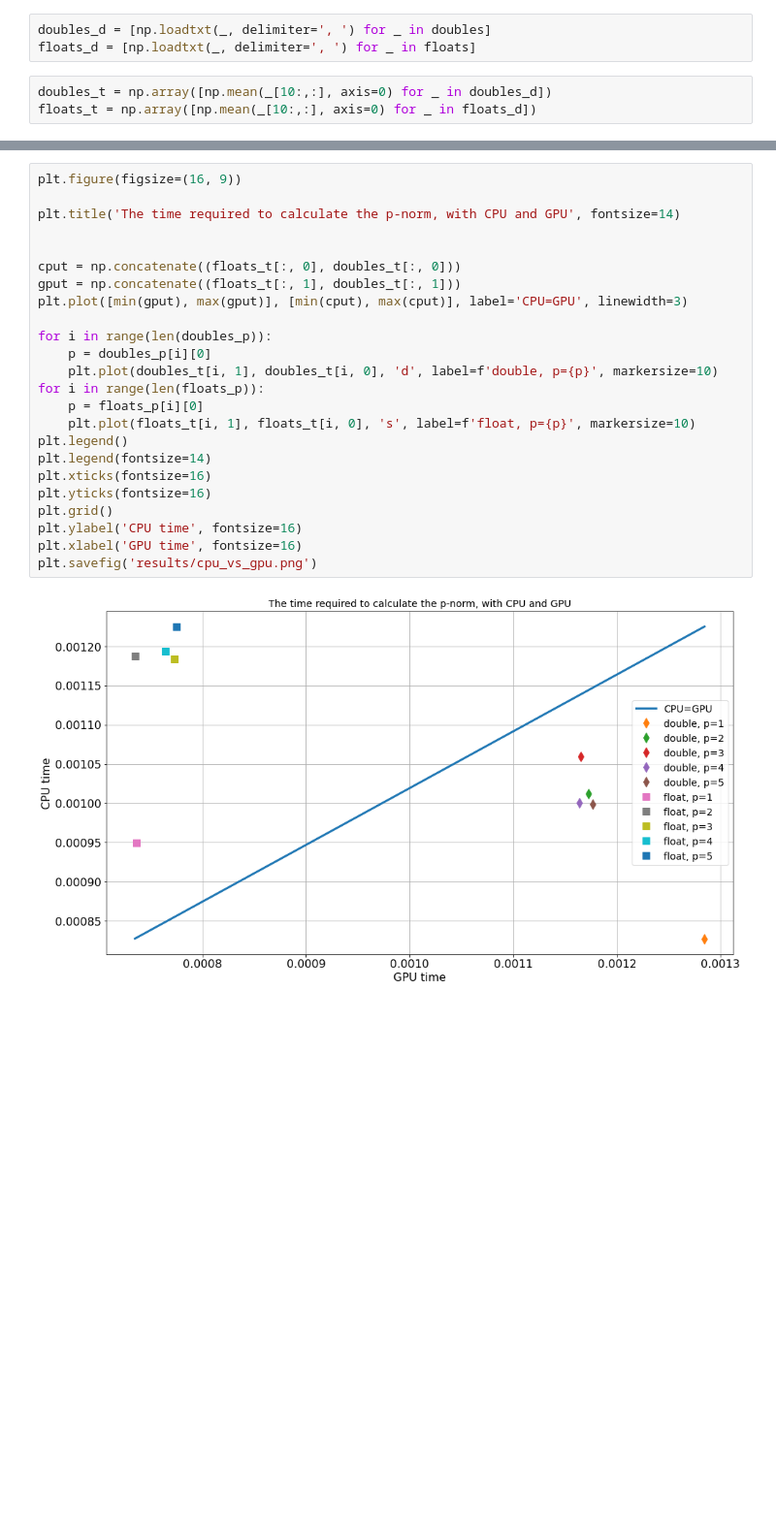
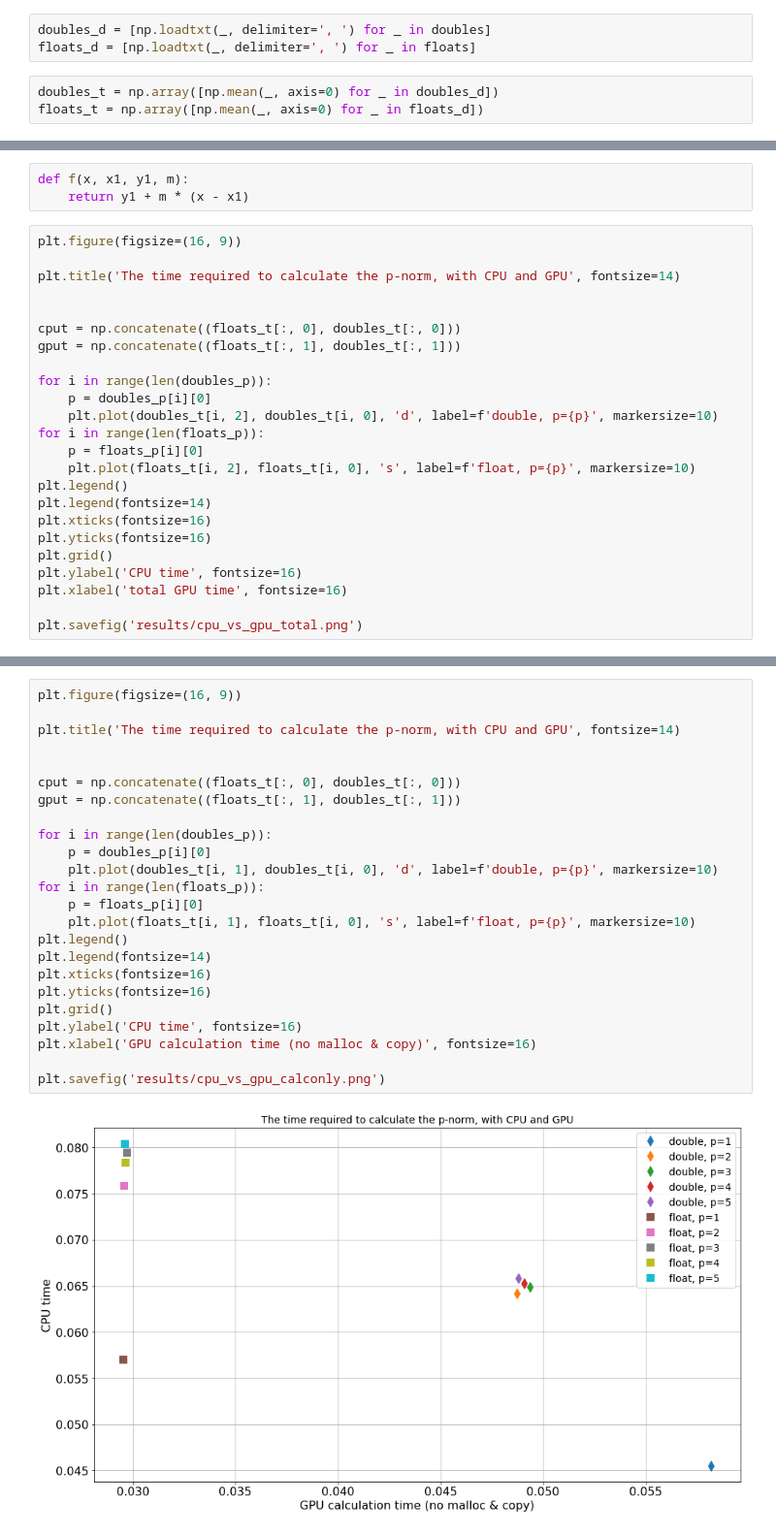
Before and after one commit to osvathbotond/cpp_vector_norm, a Jupyter notebook: visualization_gpu.ipynb, the cells around one changed output, grey strips where cells are left out. Shown at 97% size. Saved outputs shown, nothing was run; the diff lists cells and outputs as text; blank space fills up the shorter version.

```diff
--- a/visualization_gpu.ipynb
+++ b/visualization_gpu.ipynb
@@ -19,6 +19,6 @@ floats_p = [params_from_fn(_) for _ in floats]
 doubles_d = [np.loadtxt(_, delimiter=', ') for _ in doubles]
 floats_d = [np.loadtxt(_, delimiter=', ') for _ in floats]
 # %%
-doubles_t = np.array([np.mean(_[10:,:], axis=0) for _ in doubles_d])
-floats_t = np.array([np.mean(_[10:,:], axis=0) for _ in floats_d])
+doubles_t = np.array([np.mean(_, axis=0) for _ in doubles_d])
+floats_t = np.array([np.mean(_, axis=0) for _ in floats_d])
 # %%
@@ -26,0 +27,27 @@ floats_dt = np.array([np.std(_[10:,:], axis=0) for _ in floats_d])
+# %%
+def f(x, x1, y1, m):
+    return y1 + m * (x - x1)
+# %%
+plt.figure(figsize=(16, 9))
+
+plt.title('The time required to calculate the p-norm, with CPU and GPU', fontsize=14)
+
+
+cput = np.concatenate((floats_t[:, 0], doubles_t[:, 0]))
+gput = np.concatenate((floats_t[:, 1], doubles_t[:, 1]))
+
+for i in range(len(doubles_p)):
+    p = doubles_p[i][0]
+    plt.plot(doubles_t[i, 2], doubles_t[i, 0], 'd', label=f'double, p={p}', markersize=10)
+for i in range(len(floats_p)):
+    p = floats_p[i][0]
+    plt.plot(floats_t[i, 2], floats_t[i, 0], 's', label=f'float, p={p}', markersize=10)
+plt.legend()
+plt.legend(fontsize=14)
+plt.xticks(fontsize=16)
+plt.yticks(fontsize=16)
+plt.grid()
+plt.ylabel('CPU time', fontsize=16)
+plt.xlabel('total GPU time', fontsize=16)
+
+plt.savefig('results/cpu_vs_gpu_total.png')
@@ -27,26 +56,26 @@ floats_dt = np.array([np.std(_[10:,:], axis=0) for _ in floats_d])
 # %%
 plt.figure(figsize=(16, 9))
 
 plt.title('The time required to calculate the p-norm, with CPU and GPU', fontsize=14)
 
 
 cput = np.concatenate((floats_t[:, 0], doubles_t[:, 0]))
 gput = np.concatenate((floats_t[:, 1], doubles_t[:, 1]))
-plt.plot([min(gput), max(gput)], [min(cput), max(cput)], label='CPU=GPU', linewidth=3)
 
 for i in range(len(doubles_p)):
     p = doubles_p[i][0]
     plt.plot(doubles_t[i, 1], doubles_t[i, 0], 'd', label=f'double, p={p}', markersize=10)
 for i in range(len(floats_p)):
     p = floats_p[i][0]
     plt.plot(floats_t[i, 1], floats_t[i, 0], 's', label=f'float, p={p}', markersize=10)
 plt.legend()
 plt.legend(fontsize=14)
 plt.xticks(fontsize=16)
 plt.yticks(fontsize=16)
 plt.grid()
 plt.ylabel('CPU time', fontsize=16)
-plt.xlabel('GPU time', fontsize=16)
-plt.savefig('results/cpu_vs_gpu.png')
+plt.xlabel('GPU calculation time (no malloc & copy)', fontsize=16)
+
+plt.savefig('results/cpu_vs_gpu_calconly.png')
 # %% [output]
-[figure, old version]
+[figure, new version]
```
Also changed, not shown: parts of 3 cells of this notebook, 40 other files.
